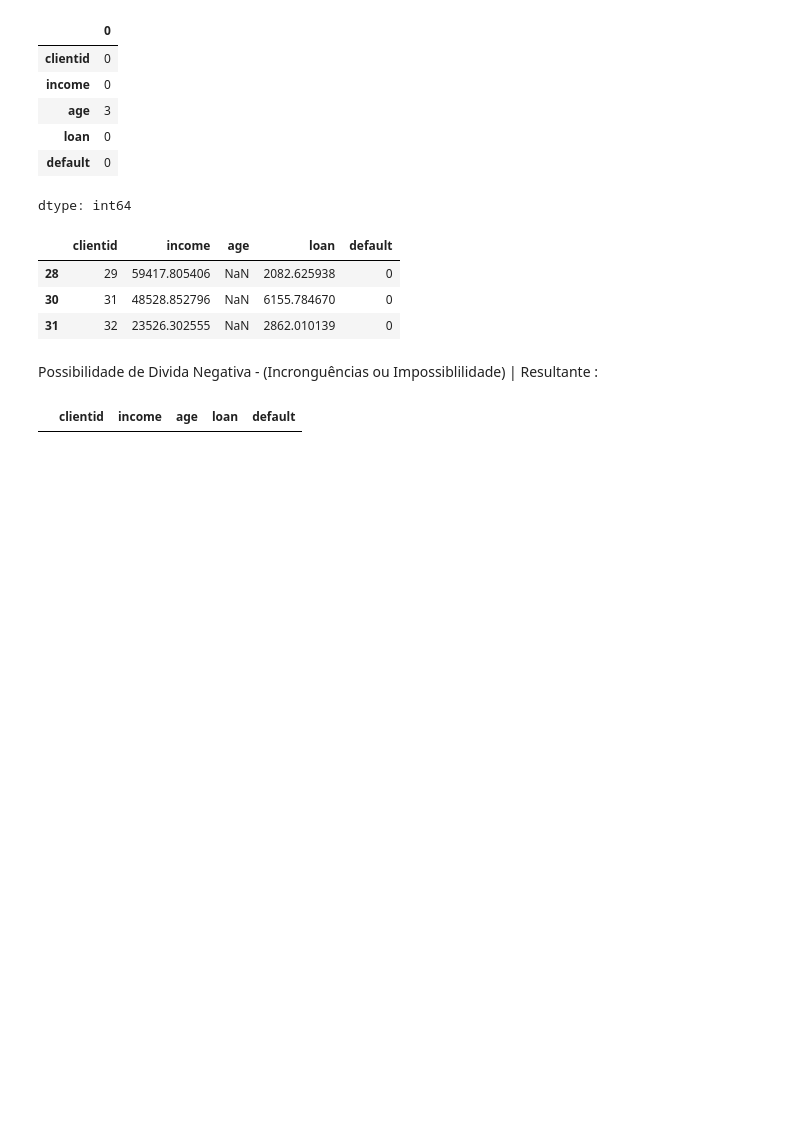
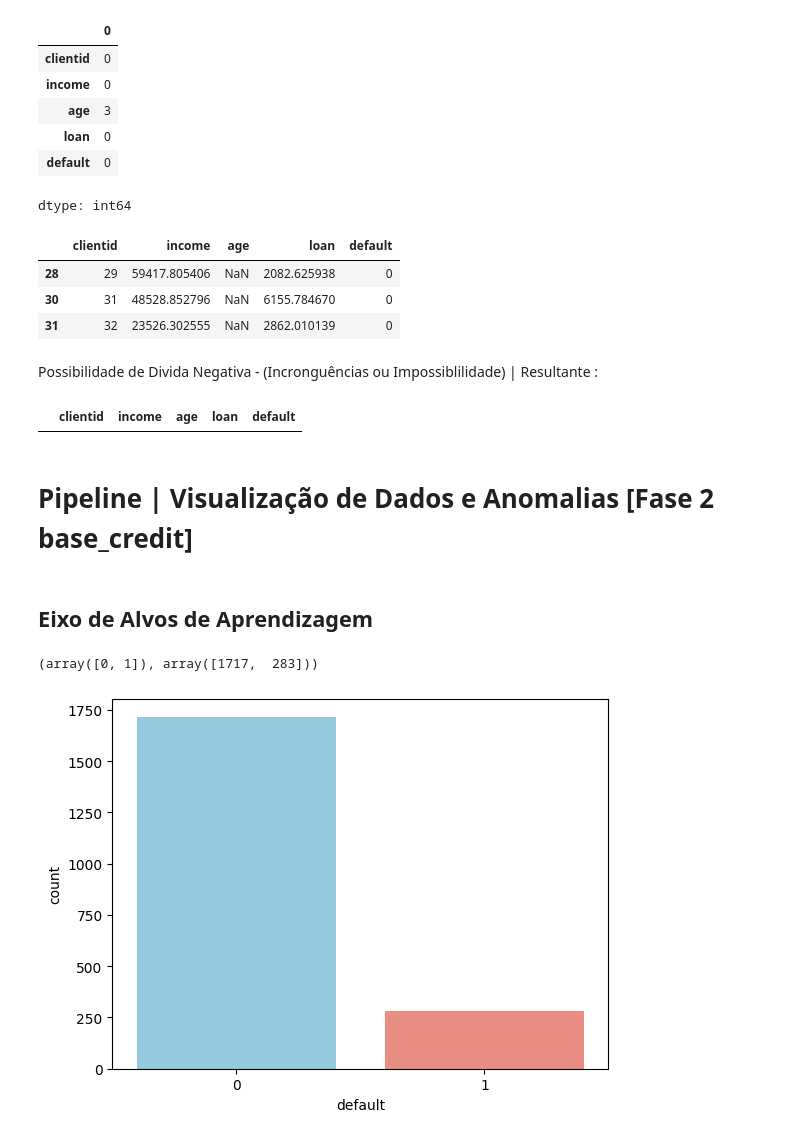
Before and after one commit to Pedro4Albuquerque/am-t4-s1a2026t2, a Jupyter notebook: aula0704_amt4.ipynb, the cells around one changed output. Saved outputs shown, nothing was run; the diff lists cells and outputs as text; code cells hidden in the pictures; blank space fills up the shorter version.

Commit message:
visualização de dados

```diff
--- a/aula0704_amt4.ipynb
+++ b/aula0704_amt4.ipynb
@@ -92,3 +92,20 @@ Possibilidade de Divida Negativa - (Incronguências ou Impossiblilidade) | Resul
 base_credit.loc[base_credit['loan'] < 0]
 # %% [output]
 |  | clientid | income | age | loan | default |
+# %% [markdown]
+# Pipeline | Visualização de Dados e Anomalias [Fase 2 base_credit]
+# %% [markdown]
+## Eixo de Alvos de Aprendizagem
+# %%
+np.unique(base_credit["default"], return_counts=True)
+# %% [output]
+(array([0, 1]), array([1717,  283]))
+# %%
+sns.countplot(
+    x=base_credit['default'],
+    hue=base_credit['default'],
+    palette=["skyblue", "salmon"],
+    legend=False
+);
+# %% [output]
+[figure, added]
```
Also changed, not shown: parts of 8 cells of this notebook.
